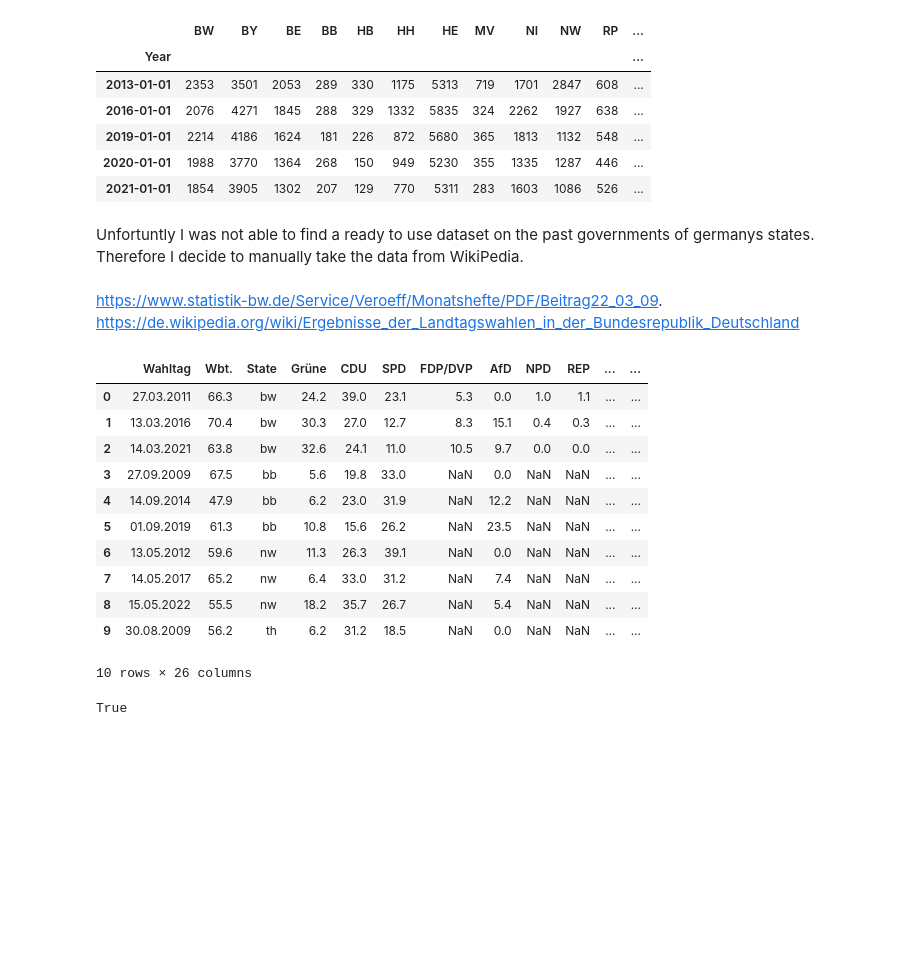
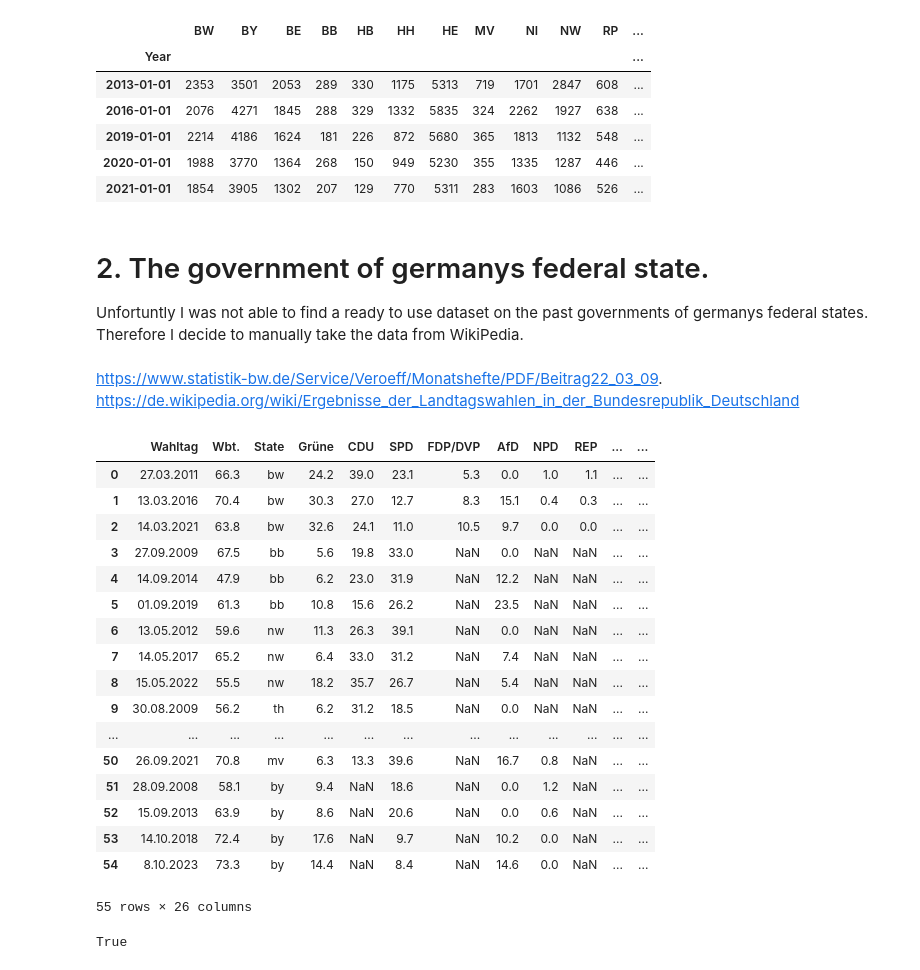
Before and after one commit to JakobUnterholzner/DataLiteracy, a Jupyter notebook: exp/exp_JU_03_PoliticalPartiesAndSurveillance.ipynb, the cells around one changed output. Saved outputs shown, nothing was run; the diff lists cells and outputs as text; code cells hidden in the pictures; blank space fills up the shorter version.

Commit message:
Added data for be, hh, hb & updated plot

```diff
--- a/exp/exp_JU_03_PoliticalPartiesAndSurveillance.ipynb
+++ b/exp/exp_JU_03_PoliticalPartiesAndSurveillance.ipynb
@@ -23,7 +26,8 @@ data
 | 2020-01-01 | 1988 | 3770 | 1364 | 268 | 150 | 949 | 5230 | 355 | 1335 | 1287 | 446 | ... |
 | 2021-01-01 | 1854 | 3905 | 1302 | 207 | 129 | 770 | 5311 | 283 | 1603 | 1086 | 526 | ... |
 # %% [markdown]
-Unfortuntly I was not able to find a ready to use dataset on the past governments of germanys states. Therefore I decide to manually take the data from WikiPedia.
+# 2. The government of germanys federal state.
+Unfortuntly I was not able to find a ready to use dataset on the past governments of germanys federal states. Therefore I decide to manually take the data from WikiPedia.
 # %% [markdown]
 https://www.statistik-bw.de/Service/Veroeff/Monatshefte/PDF/Beitrag22_03_09.
 https://de.wikipedia.org/wiki/Ergebnisse_der_Landtagswahlen_in_der_Bundesrepublik_Deutschland
@@ -37,33 +41,39 @@ csv_files = glob.glob('../dat/election_results_per_state/*.csv')
 dfs = []
 # Loop through the list of CSV files
 for filename in csv_files:
     # Read the CSV file
     government = pd.read_csv(filename, header=0)
 
     # Derive the state name from the filename
     state = os.path.basename(filename).replace('.csv', '')
 
     # Insert the new column at the third position (index=2)
     government.insert(2, 'State', state)
 
     # Append the dataframe to the list of dataframes
     dfs.append(government)
 
 # Concatenate all dataframes in the list into a single dataframe
 government = pd.concat(dfs, ignore_index=True)
 
-government.head(10)
+government
 # %% [output]
 |  | Wahltag | Wbt. | State | Grüne | CDU | SPD | FDP/DVP | AfD | NPD | REP | ... | ... |
 | 0 | 27.03.2011 | 66.3 | bw | 24.2 | 39.0 | 23.1 | 5.3 | 0.0 | 1.0 | 1.1 | ... | ... |
 | 1 | 13.03.2016 | 70.4 | bw | 30.3 | 27.0 | 12.7 | 8.3 | 15.1 | 0.4 | 0.3 | ... | ... |
 | 2 | 14.03.2021 | 63.8 | bw | 32.6 | 24.1 | 11.0 | 10.5 | 9.7 | 0.0 | 0.0 | ... | ... |
 | 3 | 27.09.2009 | 67.5 | bb | 5.6 | 19.8 | 33.0 | NaN | 0.0 | NaN | NaN | ... | ... |
 | 4 | 14.09.2014 | 47.9 | bb | 6.2 | 23.0 | 31.9 | NaN | 12.2 | NaN | NaN | ... | ... |
 | 5 | 01.09.2019 | 61.3 | bb | 10.8 | 15.6 | 26.2 | NaN | 23.5 | NaN | NaN | ... | ... |
 | 6 | 13.05.2012 | 59.6 | nw | 11.3 | 26.3 | 39.1 | NaN | 0.0 | NaN | NaN | ... | ... |
 | 7 | 14.05.2017 | 65.2 | nw | 6.4 | 33.0 | 31.2 | NaN | 7.4 | NaN | NaN | ... | ... |
 | 8 | 15.05.2022 | 55.5 | nw | 18.2 | 35.7 | 26.7 | NaN | 5.4 | NaN | NaN | ... | ... |
 | 9 | 30.08.2009 | 56.2 | th | 6.2 | 31.2 | 18.5 | NaN | 0.0 | NaN | NaN | ... | ... |
+| ... | ... | ... | ... | ... | ... | ... | ... | ... | ... | ... | ... | ... |
+| 50 | 26.09.2021 | 70.8 | mv | 6.3 | 13.3 | 39.6 | NaN | 16.7 | 0.8 | NaN | ... | ... |
+| 51 | 28.09.2008 | 58.1 | by | 9.4 | NaN | 18.6 | NaN | 0.0 | 1.2 | NaN | ... | ... |
+| 52 | 15.09.2013 | 63.9 | by | 8.6 | NaN | 20.6 | NaN | 0.0 | 0.6 | NaN | ... | ... |
+| 53 | 14.10.2018 | 72.4 | by | 17.6 | NaN | 9.7 | NaN | 10.2 | 0.0 | NaN | ... | ... |
+| 54 | 8.10.2023 | 73.3 | by | 14.4 | NaN | 8.4 | NaN | 14.6 | 0.0 | NaN | ... | ... |
-10 rows × 26 columns
+55 rows × 26 columns
 # %%
```
Also changed, not shown: parts of 22 cells of this notebook, 3 other files.
